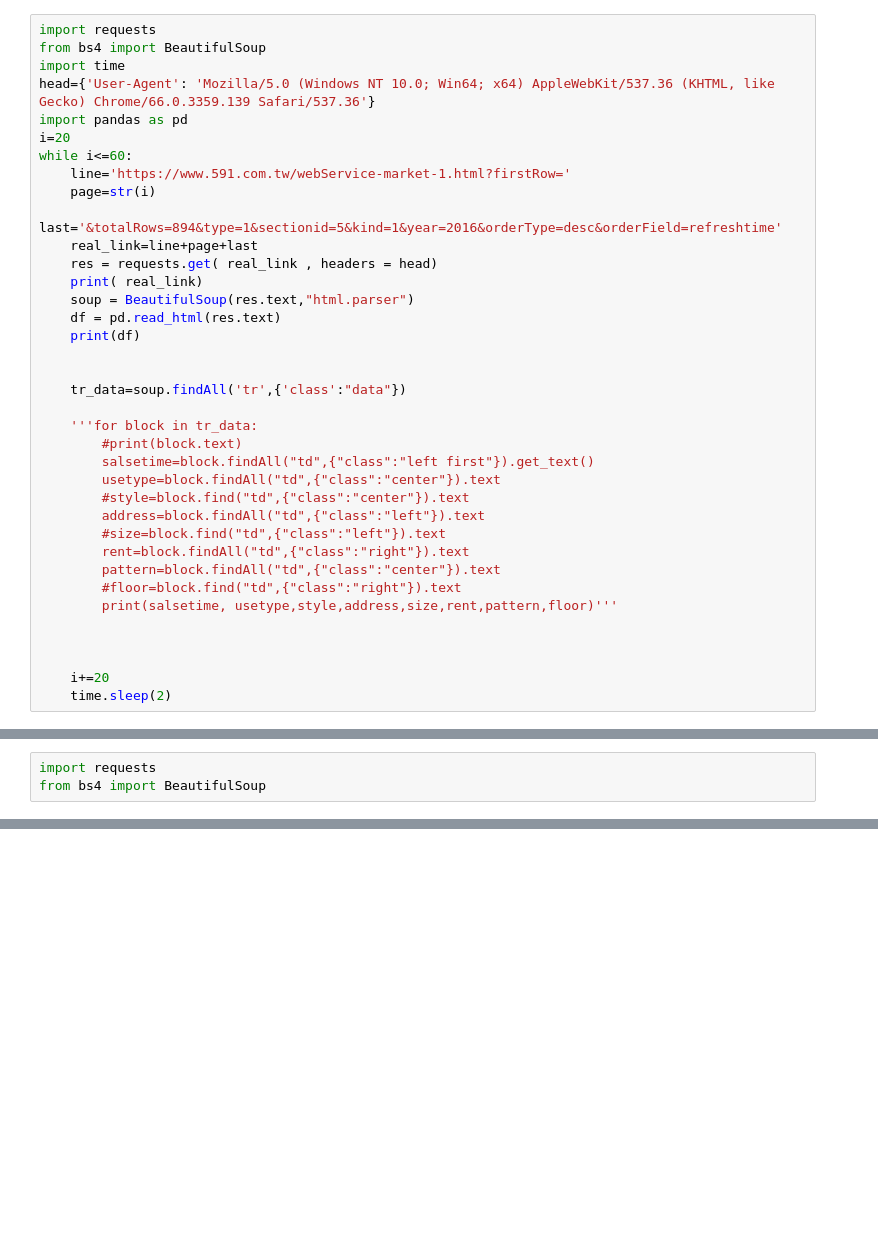
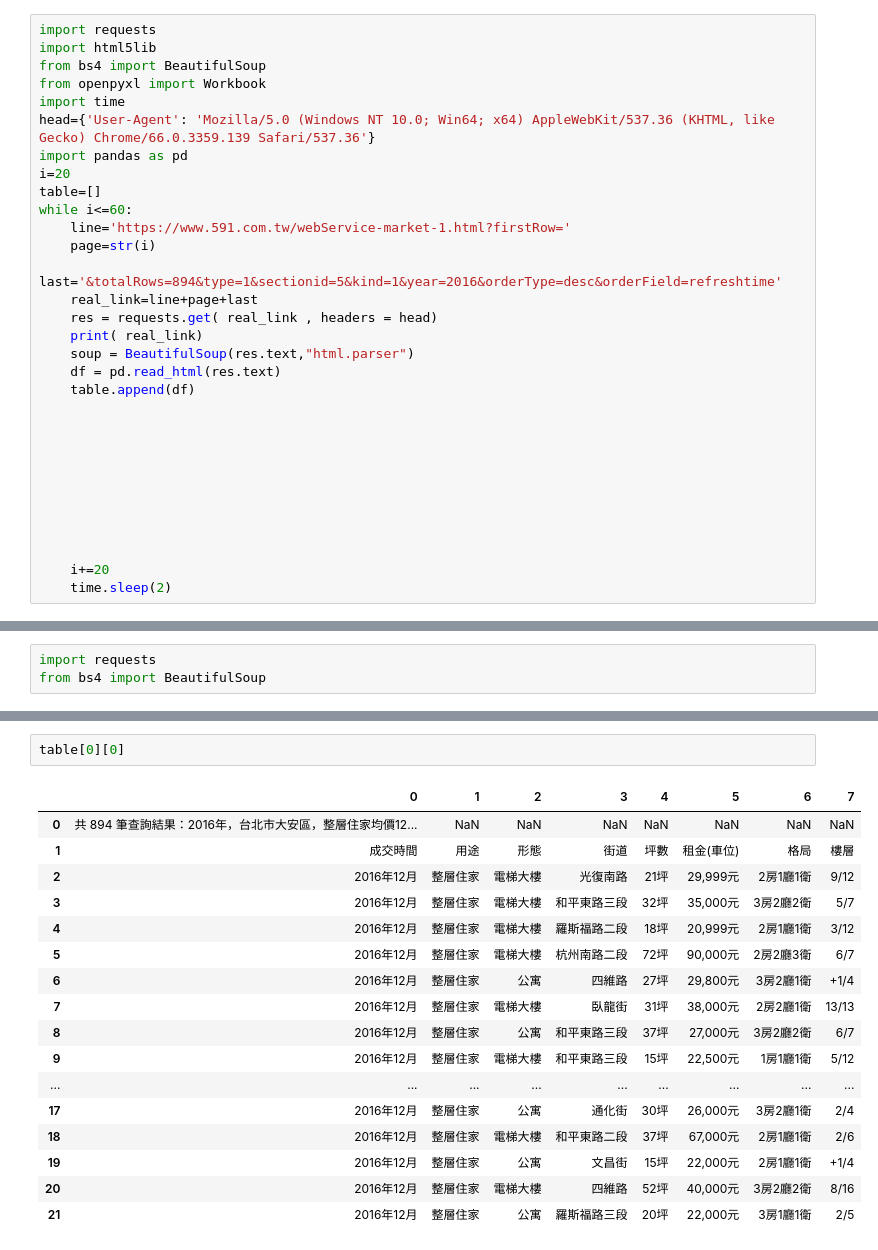
Before and after one commit to tonytommy4714/iii, a Jupyter notebook: 租屋爬蟲.ipynb, the cells around one changed output, grey strips where cells are left out. Drawn from its saved outputs; the diff is of its cells as text; blank space fills up the shorter version.

```diff
--- a/租屋爬蟲.ipynb
+++ b/租屋爬蟲.ipynb
@@ -1,10 +1,13 @@
 # %%
 import requests
+import html5lib
 from bs4 import BeautifulSoup
+from openpyxl import Workbook
 import time
 head={'User-Agent': 'Mozilla/5.0 (Windows NT 10.0; Win64; x64) AppleWebKit/537.36 (KHTML, like Gecko) Chrome/66.0.3359.139 Safari/537.36'}
 import pandas as pd
 i=20
+table=[]
 while i<=60:
     line='https://www.591.com.tw/webService-market-1.html?firstRow='
     page=str(i)
@@ -14,22 +17,13 @@ while i<=60:
     print( real_link)
     soup = BeautifulSoup(res.text,"html.parser")
     df = pd.read_html(res.text)
-    print(df)
+    table.append(df)
 
 
-    tr_data=soup.findAll('tr',{'class':"data"})
 
-    '''for block in tr_data:
-        #print(block.text)
-        salsetime=block.findAll("td",{"class":"left first"}).get_text()
-        usetype=block.findAll("td",{"class":"center"}).text
-        #style=block.find("td",{"class":"center"}).text
-        address=block.findAll("td",{"class":"left"}).text
-        #size=block.find("td",{"class":"left"}).text
-        rent=block.findAll("td",{"class":"right"}).text
-        pattern=block.findAll("td",{"class":"center"}).text
-        #floor=block.find("td",{"class":"right"}).text
-        print(salsetime, usetype,style,address,size,rent,pattern,floor)'''
+
+
+
 
 
 
@@ -89,0 +70,20 @@ for ggg in bbb :
+# %%
+table[0][0]
+# %% [output]
+|  | 0 | 1 | 2 | 3 | 4 | 5 | 6 | 7 |
+| 0 | 共 894 筆查詢結果：2016年，台北市大安區，整層住家均價12... | NaN | NaN | NaN | NaN | NaN | NaN | NaN |
+| 1 | 成交時間 | 用途 | 形態 | 街道 | 坪數 | 租金(車位) | 格局 | 樓層 |
+| 2 | 2016年12月 | 整層住家 | 電梯大樓 | 光復南路 | 21坪 | 29,999元 | 2房1廳1衛 | 9/12 |
+| 3 | 2016年12月 | 整層住家 | 電梯大樓 | 和平東路三段 | 32坪 | 35,000元 | 3房2廳2衛 | 5/7 |
+| 4 | 2016年12月 | 整層住家 | 電梯大樓 | 羅斯福路二段 | 18坪 | 20,999元 | 2房1廳1衛 | 3/12 |
+| 5 | 2016年12月 | 整層住家 | 電梯大樓 | 杭州南路二段 | 72坪 | 90,000元 | 2房2廳3衛 | 6/7 |
+| 6 | 2016年12月 | 整層住家 | 公寓 | 四維路 | 27坪 | 29,800元 | 3房2廳1衛 | +1/4 |
+| 7 | 2016年12月 | 整層住家 | 電梯大樓 | 臥龍街 | 31坪 | 38,000元 | 2房2廳1衛 | 13/13 |
+| 8 | 2016年12月 | 整層住家 | 公寓 | 和平東路三段 | 37坪 | 27,000元 | 3房2廳2衛 | 6/7 |
+| 9 | 2016年12月 | 整層住家 | 電梯大樓 | 和平東路三段 | 15坪 | 22,500元 | 1房1廳1衛 | 5/12 |
+| ... | ... | ... | ... | ... | ... | ... | ... | ... |
+| 17 | 2016年12月 | 整層住家 | 公寓 | 通化街 | 30坪 | 26,000元 | 3房2廳1衛 | 2/4 |
+| 18 | 2016年12月 | 整層住家 | 電梯大樓 | 和平東路二段 | 37坪 | 67,000元 | 2房1廳1衛 | 2/6 |
+| 19 | 2016年12月 | 整層住家 | 公寓 | 文昌街 | 15坪 | 22,000元 | 2房1廳1衛 | +1/4 |
+| 20 | 2016年12月 | 整層住家 | 電梯大樓 | 四維路 | 52坪 | 40,000元 | 3房2廳2衛 | 8/16 |
+| 21 | 2016年12月 | 整層住家 | 公寓 | 羅斯福路三段 | 20坪 | 22,000元 | 3房1廳1衛 | 2/5 |
```
Also changed, not shown: parts of 7 cells of this notebook.
